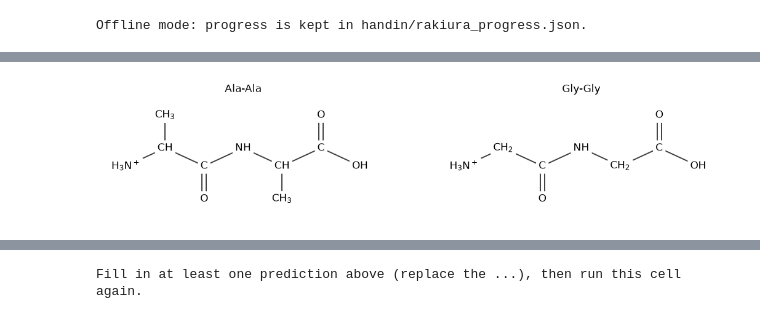
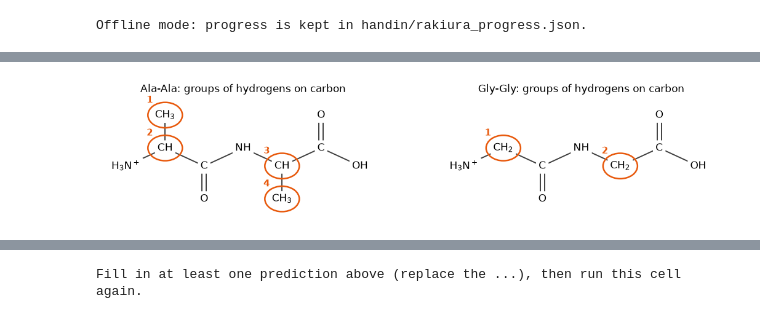
Before and after one commit to Rakiura-Inc/morning-star-nmr, a Jupyter notebook: notebooks/executed/01_capstone_ala_ala_vs_gly_gly.executed.ipynb, the cells around one changed output, grey strips where cells are left out. Drawn from its saved outputs; the diff is of its cells as text; code cells hidden in the pictures.

```diff
--- a/notebooks/executed/01_capstone_ala_ala_vs_gly_gly.executed.ipynb
+++ b/notebooks/executed/01_capstone_ala_ala_vs_gly_gly.executed.ipynb
@@ -41,7 +66,9 @@ extra H (H3N+). Protons on N and O swap with the deuterated acid, so count only
 # %%
+# Every group of hydrogens on carbon, circled and numbered.
 fig, axes = plt.subplots(1, 2, figsize=(13, 3.2))
-nt.plot.draw_dipeptide(axes[0], "Ala", "Ala-Ala")
-nt.plot.draw_dipeptide(axes[1], "Gly", "Gly-Gly")
+nt.plot.draw_dipeptide(axes[0], "Ala", "Ala-Ala: groups of hydrogens on carbon",
+                       circle={"S1": 1, "A1": 2, "A2": 3, "S2": 4})
+nt.plot.draw_dipeptide(axes[1], "Gly", "Gly-Gly: groups of hydrogens on carbon", circle={"A1": 1, "A2": 2})
 plt.show()
 # %% [output]
-[figure, old version]
+[figure, new version]
```
Also changed, not shown: parts of 42 cells of this notebook, 22 other files.
